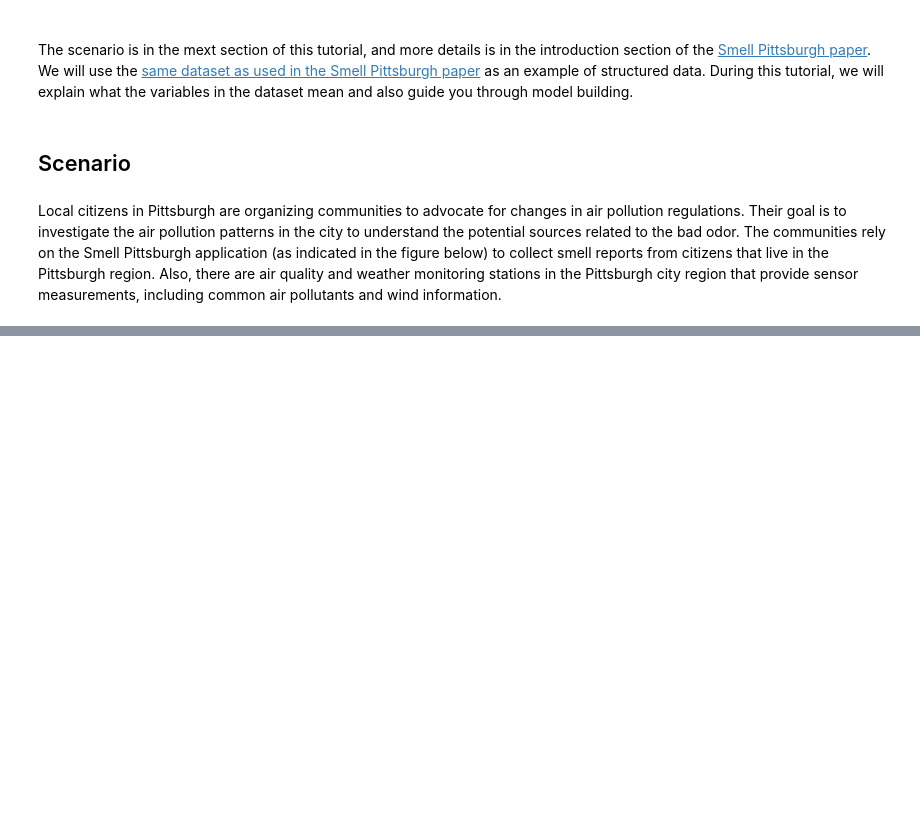
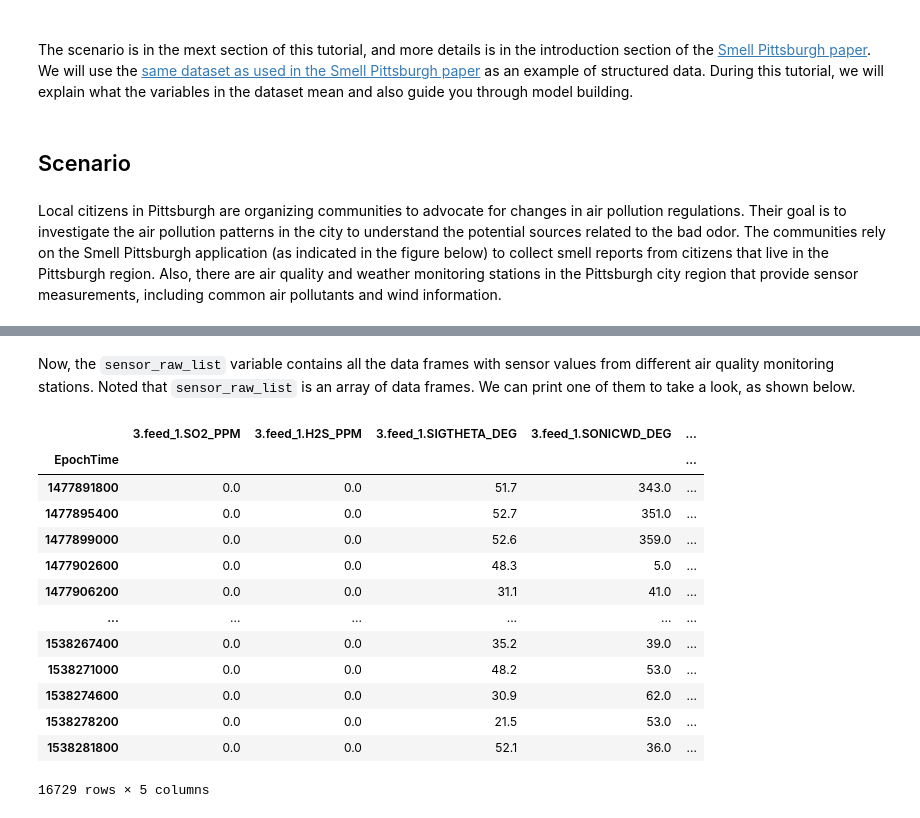
Before and after one commit to MultiX-Amsterdam/data-science-book-uva-2023, a Jupyter notebook: _build/jupyter_execute/docs/modules/structured-data/tutorial-structured-data.ipynb, the cells around one changed output, grey strips where cells are left out. Saved outputs shown, nothing was run; the diff lists cells and outputs as text; code cells hidden in the pictures; blank space fills up the shorter version.

```diff
--- a/_build/jupyter_execute/docs/modules/structured-data/tutorial-structured-data.ipynb
+++ b/_build/jupyter_execute/docs/modules/structured-data/tutorial-structured-data.ipynb
@@ -30,0 +196,19 @@ We need to filter the unwanted geographical region. The geographical regions tha
+# %% [markdown]
+Now, the `sensor_raw_list` variable contains all the data frames with sensor values from different air quality monitoring stations. Noted that `sensor_raw_list` is an array of data frames. We can print one of them to take a look, as shown below.
+# %%
+sensor_raw_list[0]
+# %% [output]
+|  | 3.feed_1.SO2_PPM | 3.feed_1.H2S_PPM | 3.feed_1.SIGTHETA_DEG | 3.feed_1.SONICWD_DEG | ... |
+| EpochTime |  |  |  |  | ... |
+| 1477891800 | 0.0 | 0.0 | 51.7 | 343.0 | ... |
+| 1477895400 | 0.0 | 0.0 | 52.7 | 351.0 | ... |
+| 1477899000 | 0.0 | 0.0 | 52.6 | 359.0 | ... |
+| 1477902600 | 0.0 | 0.0 | 48.3 | 5.0 | ... |
+| 1477906200 | 0.0 | 0.0 | 31.1 | 41.0 | ... |
+| ... | ... | ... | ... | ... | ... |
+| 1538267400 | 0.0 | 0.0 | 35.2 | 39.0 | ... |
+| 1538271000 | 0.0 | 0.0 | 48.2 | 53.0 | ... |
+| 1538274600 | 0.0 | 0.0 | 30.9 | 62.0 | ... |
+| 1538278200 | 0.0 | 0.0 | 21.5 | 53.0 | ... |
+| 1538281800 | 0.0 | 0.0 | 52.1 | 36.0 | ... |
+16729 rows × 5 columns
```
Also changed, not shown: parts of 28 cells of this notebook, 36 other files.
